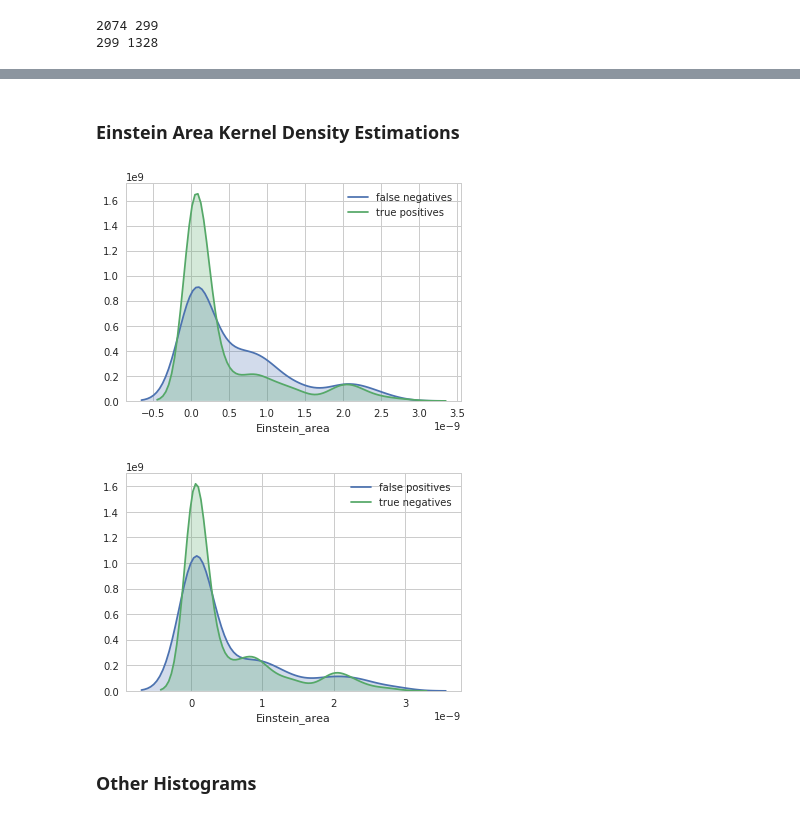
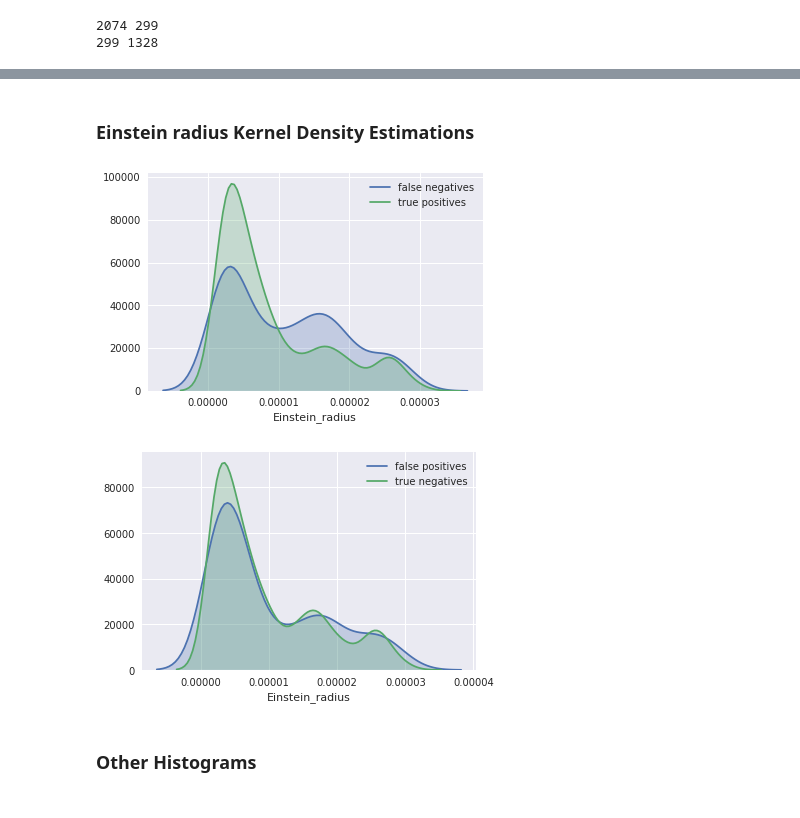
Before and after one commit to agoila/strong-lenses, a Jupyter notebook: Parameter Study.ipynb, the cells around one changed output, grey strips where cells are left out. Cells and saved outputs as stored; diff of their text form; code cells hidden in the pictures.

```diff
--- a/Parameter Study.ipynb
+++ b/Parameter Study.ipynb
@@ -130,7 +132,7 @@ csv_test.head()
 | 3 | 116003 | 1 | 1 | 7.060000e-12 | 120 | 227.222 |
 | 4 | 116004 | 1 | 1 | 1.890000e-09 | 104 | 278.564 |
 # %%
-Einstein_radius = np.sqrt(csv_test.Einstein_area / (2 * np.pi))
+Einstein_radius = np.sqrt(csv_test.Einstein_area / (np.pi))
 # %%
 csv_test['Einstein_radius'] = Einstein_radius
 # %%
@@ -191,19 +209,19 @@ plt.legend(['false positives', 'true negatives']);
 # %% [markdown]
-### Einstein Area Kernel Density Estimations
+### Einstein radius Kernel Density Estimations
 # %%
-sns.kdeplot(fn.Einstein_area, shade=True, label="false negatives")
-sns.kdeplot(tp.Einstein_area, shade=True, label="true positives")
-plt.xlabel('Einstein_area')
+sns.kdeplot(fn.Einstein_radius, shade=True, label="false negatives")
+sns.kdeplot(tp.Einstein_radius, shade=True, label="true positives")
+plt.xlabel('Einstein_radius')
 plt.legend;
 # %% [output]
-[figure, old version]
+[figure, new version]
 # %%
-sns.kdeplot(fp.Einstein_area, shade=True, label="false positives")
-sns.kdeplot(tn.Einstein_area, shade=True, label="true negatives")
-plt.xlabel('Einstein_area')
+sns.kdeplot(fp.Einstein_radius, shade=True, label="false positives")
+sns.kdeplot(tn.Einstein_radius, shade=True, label="true negatives")
+plt.xlabel('Einstein_radius')
 plt.legend;
 # %% [output]
-[figure, old version]
+[figure, new version]
 # %% [markdown]
 ### Other Histograms
 # %%
```
Also changed, not shown: parts of 22 cells of this notebook.
